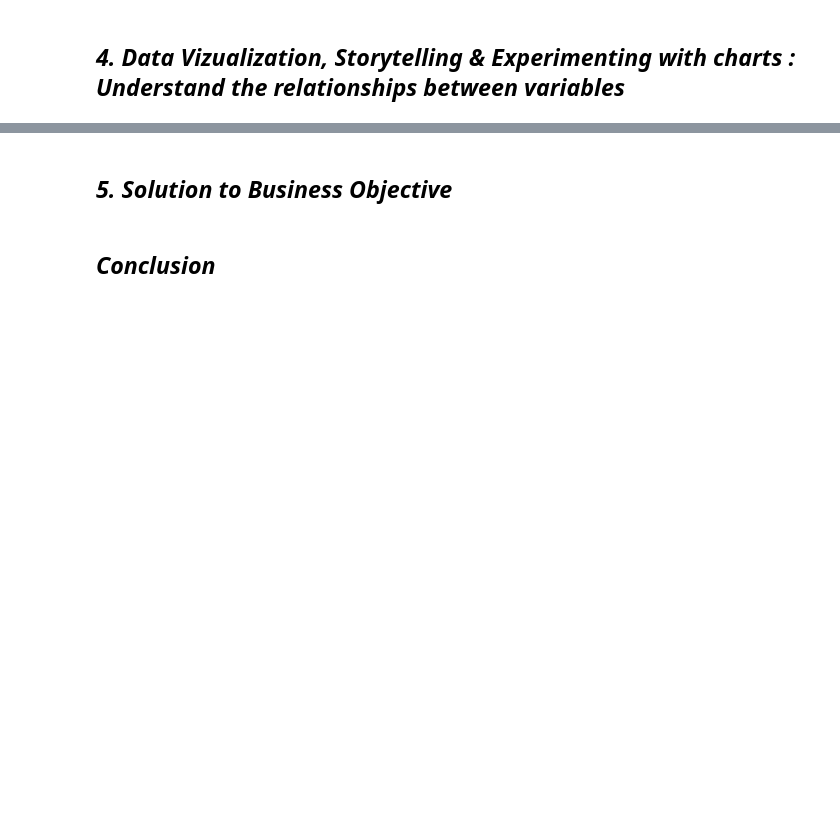
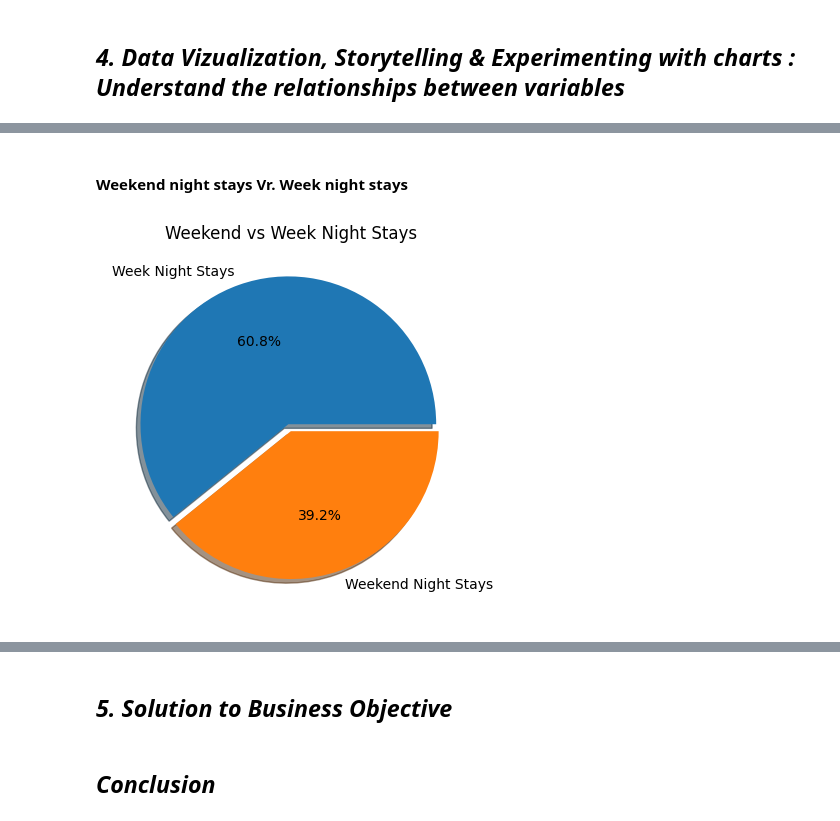
Before and after one commit to kaushdotin/Project_Root, a Jupyter notebook: Notebooks/Booking.com - Hotel Booking Analysis.ipynb, the cells around one changed output, grey strips where cells are left out. Cells and saved outputs as stored; diff of their text form; code cells hidden in the pictures; blank space fills up the shorter version.

```diff
--- a/Notebooks/Booking.com - Hotel Booking Analysis.ipynb
+++ b/Notebooks/Booking.com - Hotel Booking Analysis.ipynb
@@ -240,0 +300,21 @@ Verify the shape of dataset after data wran
+# %% [markdown]
+#### Weekend night stays Vr. Week night stays
+# %%
+stays_in_week_night = df.groupby('stays_in_week_nights').size()
+count_stays_in_week_nights = stays_in_week_night[1:].sum()
+
+
+stays_in_weekend_night = df.groupby('stays_in_weekend_nights').size()
+count_stays_in_weekend_nights = stays_in_weekend_night[1:].sum()
+
+count_stays_in_week_nights
+# count_stays_in_weekend_nights
+l = [count_stays_in_week_nights, count_stays_in_weekend_nights]
+label = ['Week Night Stays', 'Weekend Night Stays']
+ex = [0.05, 0.0]
+
+plt.pie(l, labels=label, explode=ex, shadow=True, autopct='%0.1f%%')
+plt.title('Weekend vs Week Night Stays')
+plt.show()
+# %% [output]
+[figure, added]
```
Also changed, not shown: parts of 22 cells of this notebook.
